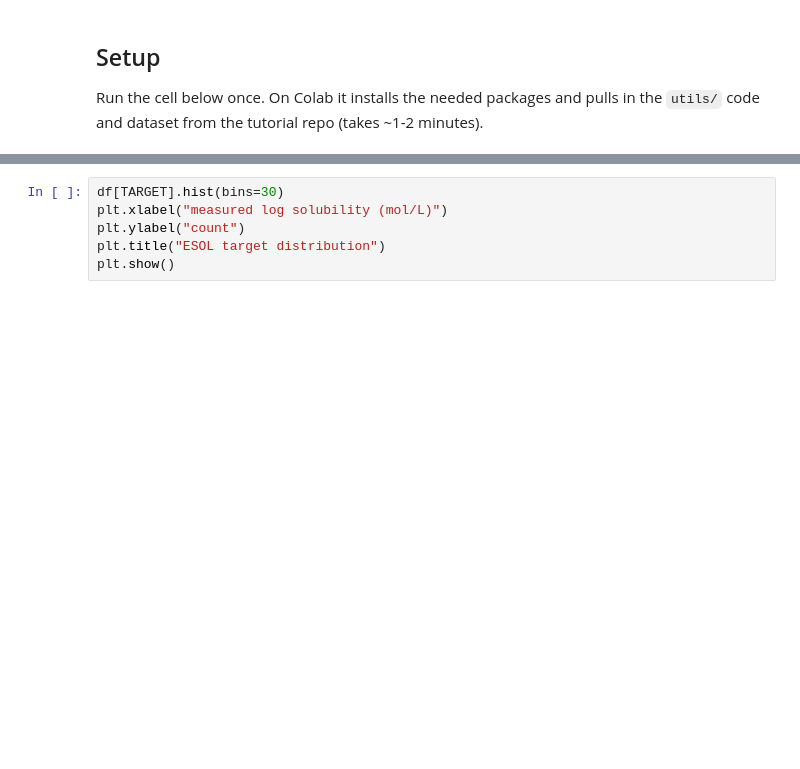
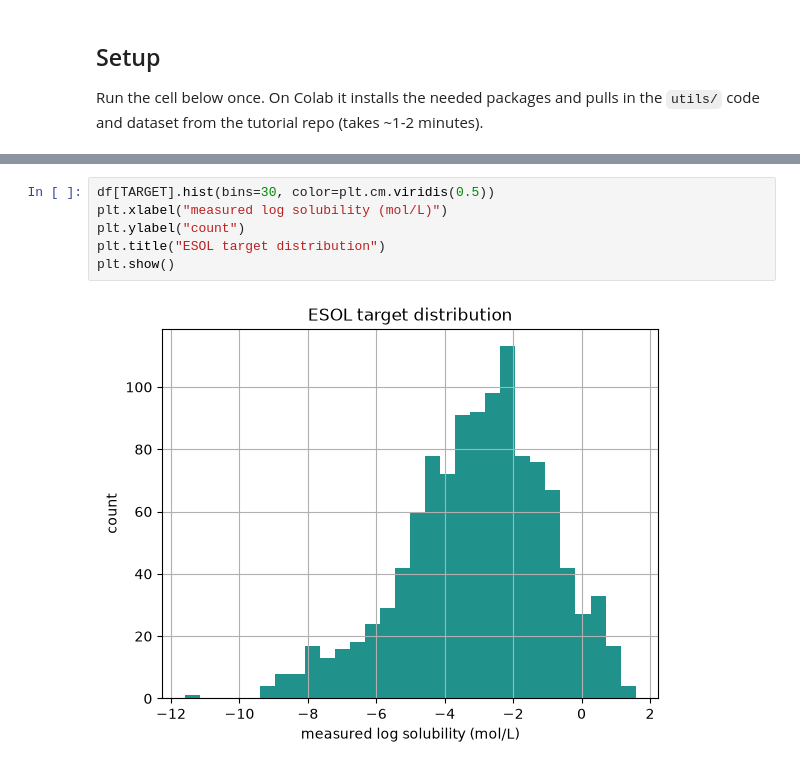
Before and after one commit to Corteswain/AI4molecules-tutorial, a Jupyter notebook: notebooks/AI4molecules_tutorial.ipynb, the cells around one changed output, grey strips where cells are left out. Saved outputs shown, nothing was run; the diff lists cells and outputs as text; blank space fills up the shorter version.

```diff
--- a/notebooks/AI4molecules_tutorial.ipynb
+++ b/notebooks/AI4molecules_tutorial.ipynb
@@ -56,7 +76,9 @@ df.head()
 # %%
-df[TARGET].hist(bins=30)
+df[TARGET].hist(bins=30, color=plt.cm.viridis(0.5))
 plt.xlabel("measured log solubility (mol/L)")
 plt.ylabel("count")
 plt.title("ESOL target distribution")
 plt.show()
+# %% [output]
+[figure, added]
 # %% [markdown]
```
Also changed, not shown: parts of 31 cells of this notebook, 7 other files.
